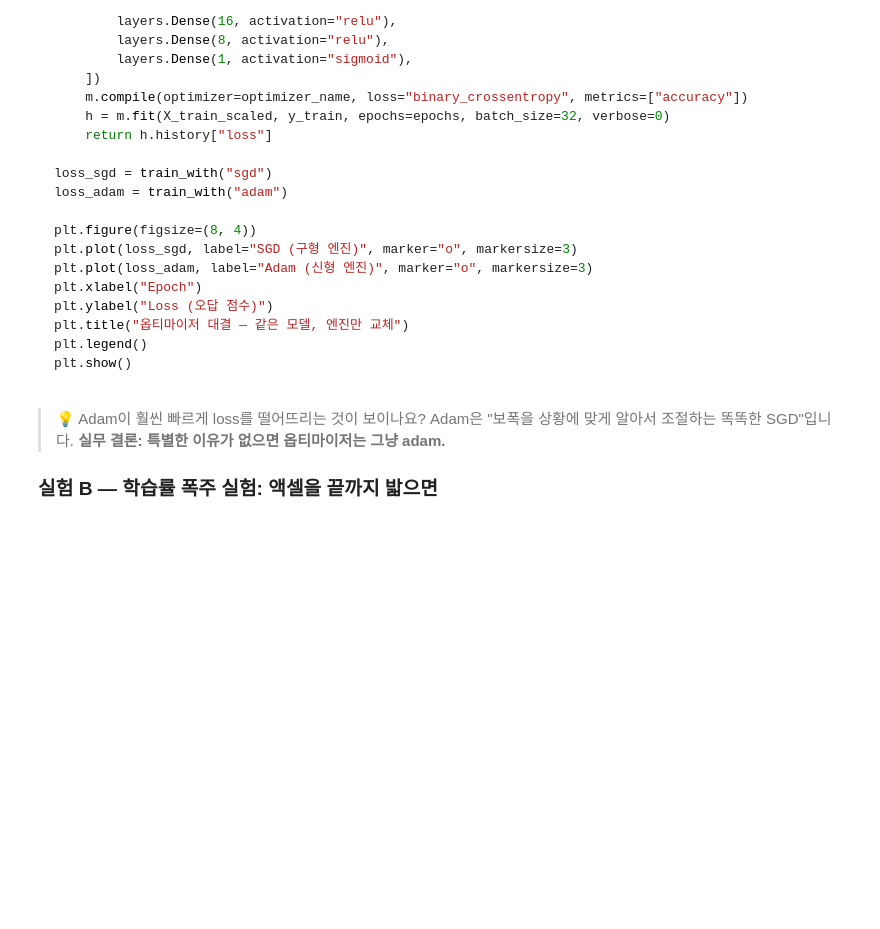
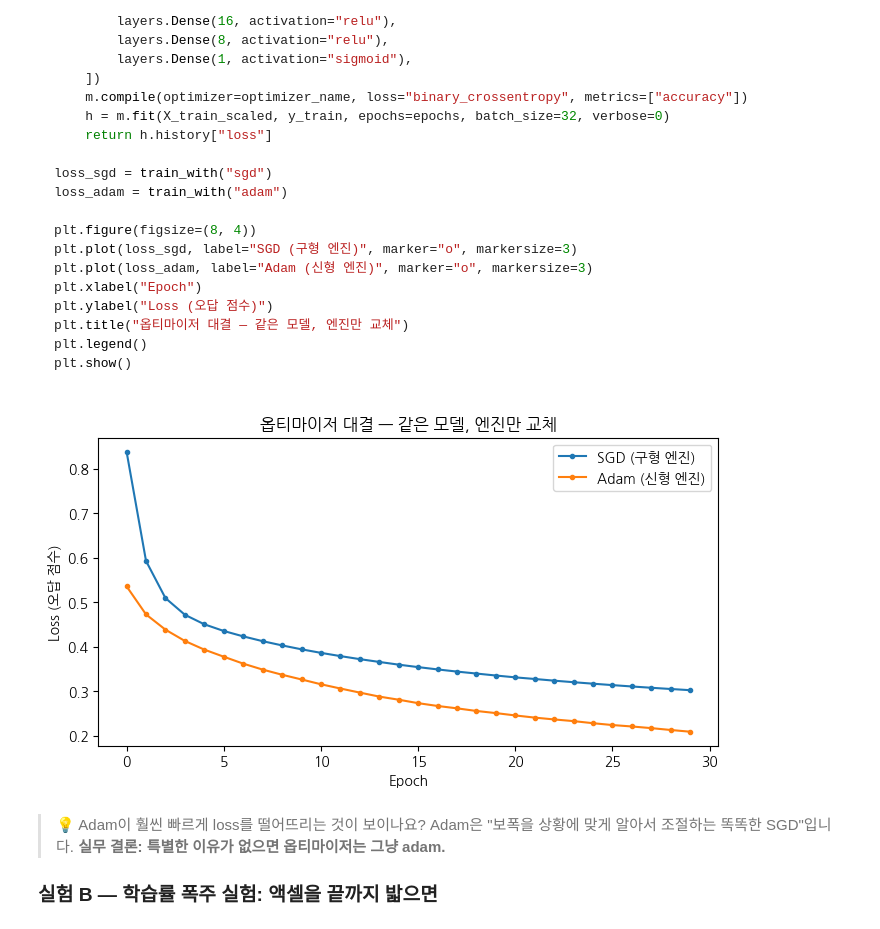
Before and after one commit to qnrPwjd/EST_AI_Challengers_Code, a Jupyter notebook: Week3(AI_Modeling)/CH14_딥러닝_Keras.ipynb, the cells around one changed output. Cells and saved outputs as stored; diff of their text form; code cells hidden in the pictures; folded sections open; blank space fills up the shorter version.

```diff
--- a/Week3(AI_Modeling)/CH14_딥러닝_Keras.ipynb
+++ b/Week3(AI_Modeling)/CH14_딥러닝_Keras.ipynb
@@ -128,10 +130,9 @@ y = df["Attrition"]
 X_train, X_test, y_train, y_test = train_test_split(X, y, test_size=0.2, random_state=42, stratify=y)
 
 # 새로 추가되는 단 한 단계: 스케일링 (신경망의 필수 전처리)
-
-
-
-
+scaler = StandardScaler()
+X_train_scaled = scaler.fit_transform(X_train)
+X_test_scaled = scaler.transform(X_test)
 
 print(X_train_scaled.shape)
 # (1176, 44) — 직원 1,176명 × 특성 44개
@@ -462,14 +531,15 @@ print("sigmoid 없음 →", model_no_sig.predict(X_test_scaled[:3], verbose=0).f
 </details>
 # %%
 # 실험 B: 출력층의 sigmoid 제거 — "확률"이 어떻게 망가지는지 관찰
+model_no_sig = keras.Sequential([
+    keras.Input(shape = (44, )),
+    layers.Dense(16, activation = 'relu'),
+    layers.Dense(8, activation = 'relu'),
+    layers.Dense(1)
+])
 
-
-
-
-
-
-
-
+model_no_sig.compile(optimizer = 'adam', loss = 'binary_crossentropy', metrics = ['accuracy'])
+model_no_sig.fit(X_train_scaled, y_train, epochs = 30, batch_size = 32, verbose = 0)
 
 print("sigmoid 있음 →", model.predict(X_test_scaled[:3], verbose=0).flatten().round(3), "(전부 0~1 사이: 확률)")
 print("sigmoid 없음 →", model_no_sig.predict(X_test_scaled[:3], verbose=0).flatten().round(3), "(범위 제멋대로: 확률이 아님)")
@@ -674,30 +747,37 @@ plt.show()
 </details>
 # %%
 # 코드 입력
-
 import matplotlib.pyplot as plt
 
+def train_with(optimizer_name, epochs = 30):
+    m = keras.Sequential([
+        keras.Input(shape = (44, )),
+        layers.Dense(16, activation = 'relu'),
+        layers.Dense(8, activation = 'relu'),
+        layers.Dense(1, activation = 'sigmoid')
+    ])
 
+    m.compile(optimizer = optimizer_name, loss = 'binary_crossentropy', metrics = ['accuracy'])
+    h = m.fit(X_train_scaled, y_train, epochs = epochs, batch_size = 32, verbose = 0)
+    return h.history['loss']
 
-
-
-
-
-
-
+loss_sgd = train_with('sgd')
+loss_adam = train_with('adam')
 
 plt.figure(figsize=(8, 4))
 
 plt.plot(loss_sgd, label="SGD (구형 엔진)", marker="o", markersize=3)
 plt.plot(loss_adam, label="Adam (신형 엔진)", marker="o", markersize=3)
 
 plt.xlabel("Epoch")
 plt.ylabel("Loss (오답 점수)")
 plt.title("옵티마이저 대결 — 같은 모델, 엔진만 교체")
 
 plt.legend()
 
 plt.show()
+# %% [output]
+[figure, added]
 # %% [markdown]
 > 💡 Adam이 훨씬 빠르게 loss를 떨어뜨리는 것이 보이나요? Adam은 "보폭을 상황에 맞게 알아서 조절하는 똑똑한 SGD"입니다. **실무 결론: 특별한 이유가 없으면 옵티마이저는 그냥 adam.**
 
```
Also changed, not shown: parts of 18 cells of this notebook.
